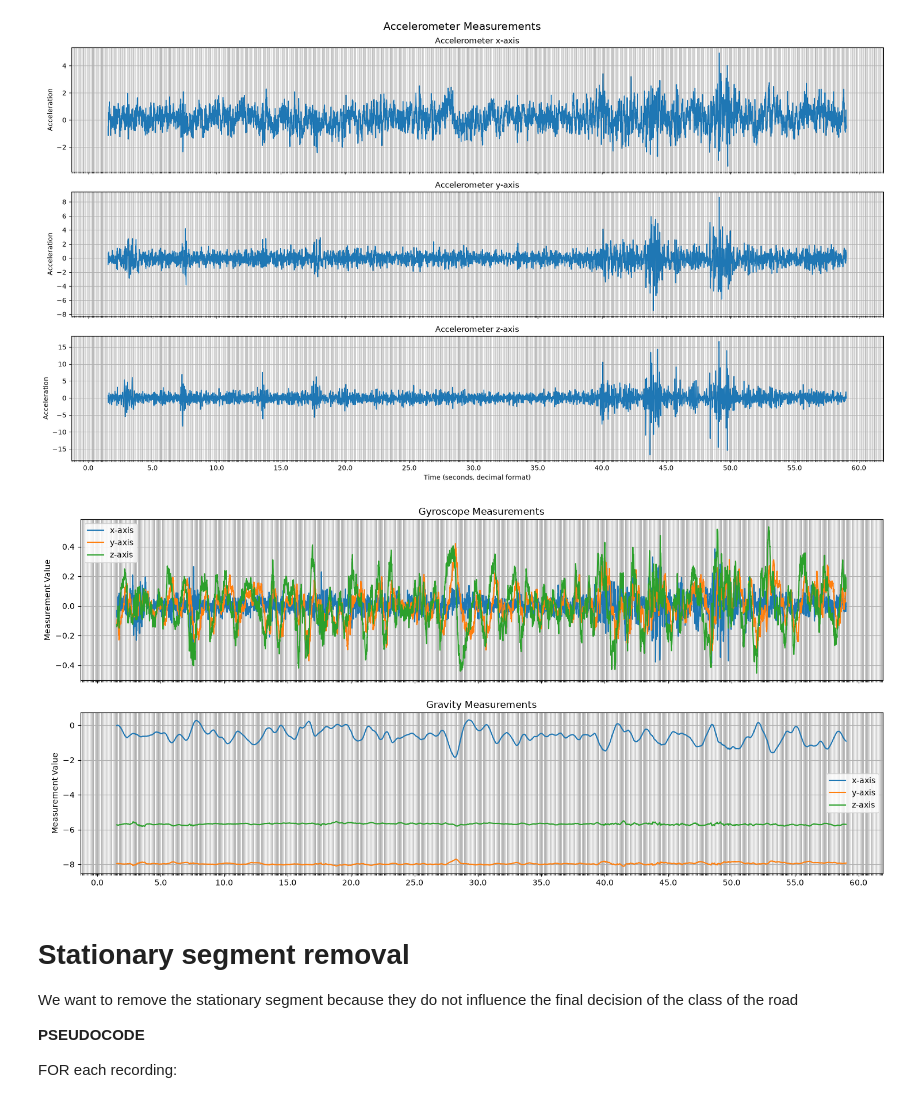
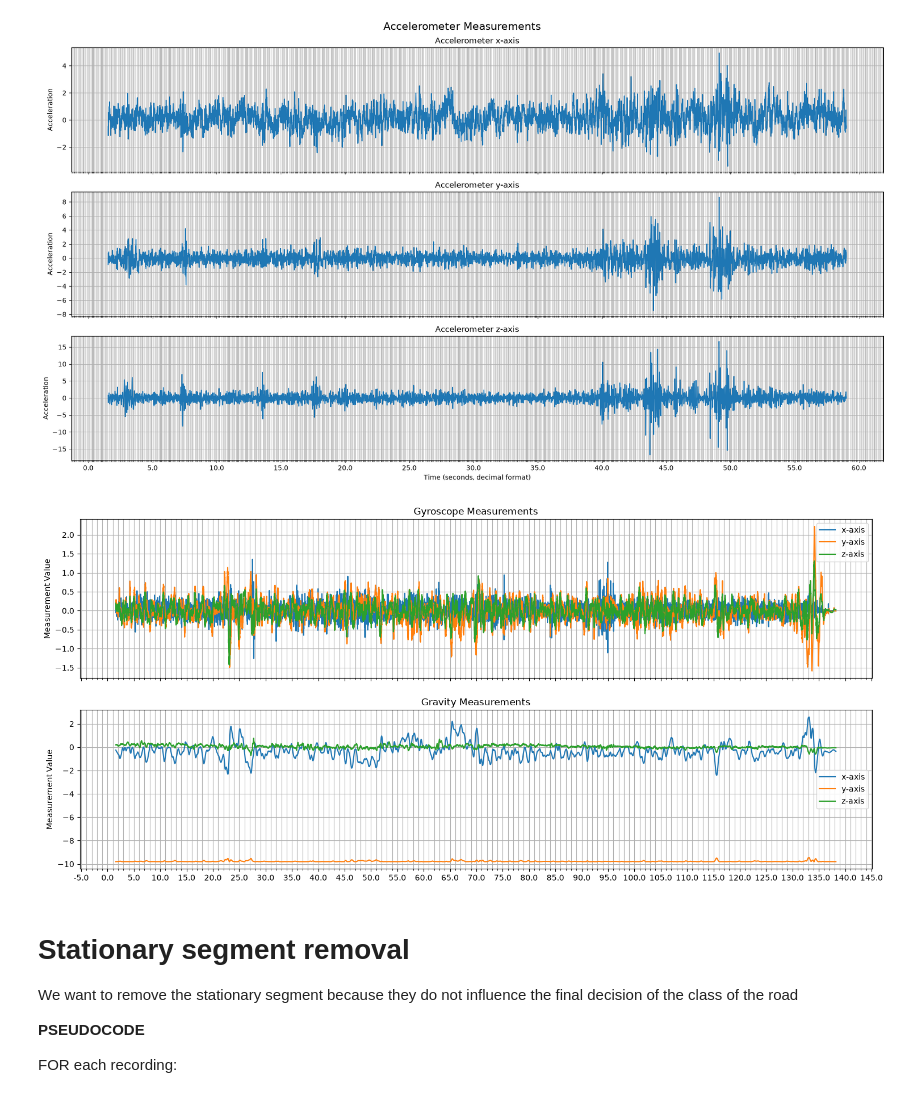
Before and after one commit to ale-the-hit-maker/bikelanes_quality_detector, a Jupyter notebook: notebooks/version1.ipynb, the cells around one changed output. Cells and saved outputs as stored; diff of their text form; code cells hidden in the pictures.

```diff
--- a/notebooks/version1.ipynb
+++ b/notebooks/version1.ipynb
@@ -111,20 +111,20 @@ plt.show()
 # %%
 # plot the giroscope and gravity measurements
 
 fig, axes = plt.subplots(2, 1, figsize=(18, 8), sharex=True)
 for i, measurement_type in enumerate(["Gyroscope", "Gravity"]):
-    data = pd.read_csv(CUT_OUT_DIR + f"/bumpy_stadio/{measurement_type}.csv")
+    data = pd.read_csv(CUT_OUT_DIR + f"/bumpy_con_tante_buche-2026-09-21_13-24-26/{measurement_type}.csv")
     for axis_name in ["x", "y", "z"]:
         axes[i].plot(data["seconds_elapsed"], data[axis_name], label=f"{axis_name}-axis")
     axes[i].set_title(f"{measurement_type} Measurements")
     axes[i].set_ylabel("Measurement Value")
     axes[i].grid(True, which="both")
     axes[i].xaxis.set_major_locator(MultipleLocator(5.0))
     axes[i].xaxis.set_major_formatter(FormatStrFormatter("%.1f"))
-    axes[i].xaxis.set_minor_locator(MultipleLocator(0.1))
+    axes[i].xaxis.set_minor_locator(MultipleLocator(1.0))
     axes[i].legend()
 # %% [output]
-[figure, old version]
+[figure, new version]
 # %% [markdown]
 # Stationary segment removal
 
```
Also changed, not shown: parts of 6 cells of this notebook, 39 other files.
